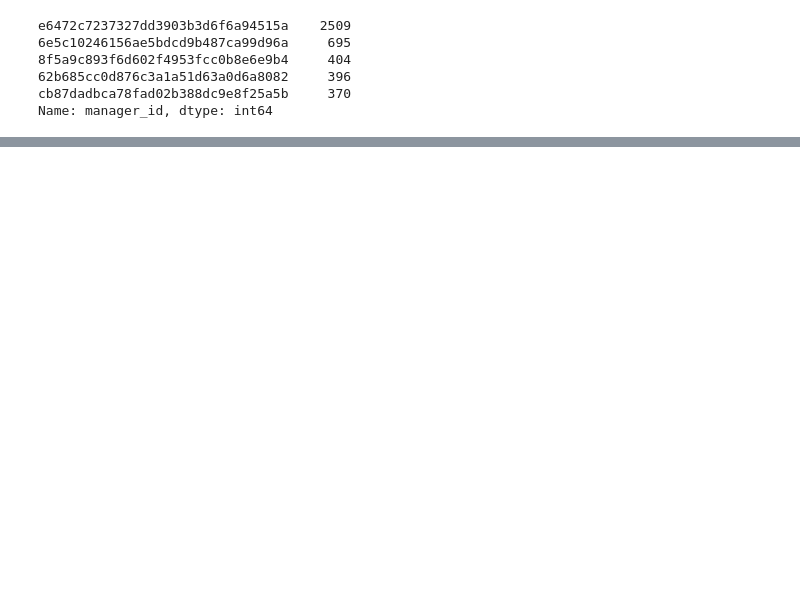
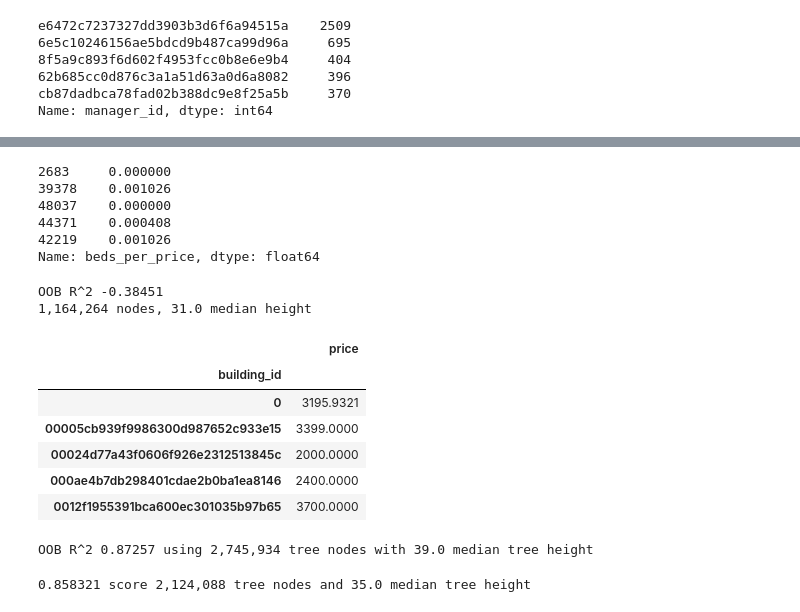
Before and after one commit to rasoh/ter_mlbook, a Jupyter notebook: chapter6.ipynb, the cells around one changed output, grey strips where cells are left out. Saved outputs shown, nothing was run; the diff lists cells and outputs as text; code cells hidden in the pictures; blank space fills up the shorter version.

```diff
--- a/chapter6.ipynb
+++ b/chapter6.ipynb
@@ -97,0 +163,66 @@ OOB R^2 0.86487 using 4,569,538 tree nodes with 40.0 median tree height
+# %%
+bpmap = dict(zip(df_train["bedrooms"],df_train["beds_per_price"]))
+df_test = df_test.copy()
+df_test["beds_per_price"] = df_test["bedrooms"].map(bpmap)
+avg = np.mean(df_test['beds_per_price'])
+df_test['beds_per_price'].fillna(avg, inplace=True)
+print(df_test['beds_per_price'].head(5))
+# %% [output]
+2683     0.000000
+39378    0.001026
+48037    0.000000
+44371    0.000408
+42219    0.001026
+Name: beds_per_price, dtype: float64
+# %%
+X_train, y_train = df_train[['beds_per_price']+numfeatures], df_train['price']
+X_test, y_test = df_test[['beds_per_price']+numfeatures], df_test['price']
+
+rf = RandomForestRegressor(n_estimators=100, n_jobs=-1)
+rf.fit(X_train, y_train)
+oob_overfit = rf.score(X_test, y_test) # don't test training set
+print(f"OOB R^2 {oob_overfit:.5f}")
+print(f"{rfnnodes(rf):,d} nodes, {np.median(rfmaxdepths(rf))} median height")
+# %% [output]
+OOB R^2 -0.38451
+1,164,264 nodes, 31.0 median height
+# %%
+df.groupby('building_id').mean()[['price']].head(5)
+# %% [output]
+|  | price |
+| building_id |  |
+| 0 | 3195.9321 |
+| 00005cb939f9986300d987652c933e15 | 3399.0000 |
+| 00024d77a43f0606f926e2312513845c | 2000.0000 |
+| 000ae4b7db298401cdae2b0ba1ea8146 | 2400.0000 |
+| 0012f1955391bca600ec301035b97b65 | 3700.0000 |
+# %%
+from category_encoders.target_encoder import TargetEncoder
+df = df.reset_index() # not sure why TargetEncoder needs this but it does
+targetfeatures = ['building_id']
+encoder = TargetEncoder(cols=targetfeatures)
+encoder.fit(df, df['price'])
+df_encoded = encoder.transform(df, df['price'])
+
+X, y = df_encoded[targetfeatures+numfeatures], df['price']
+rf, oob = test(X, y)
+# %% [output]
+OOB R^2 0.87257 using 2,745,934 tree nodes with 39.0 median tree height
+# %%
+df_train, df_test = train_test_split(df, test_size=0.20)
+
+# TargetEncoder needs the resets, not sure why
+df_train = df_train.reset_index(drop=True)
+df_test = df_test.reset_index(drop=True)
+
+X_train = df_train[numfeatures]
+y_train = df_train['price']
+X_test = df_test[numfeatures]
+y_test = df_test['price']
+
+rf = RandomForestRegressor(n_estimators=100, n_jobs=-1)
+rf.fit(X_train, y_train)
+s_validation = rf.score(X_test, y_test)
+print(f"{s_validation:4f} score {rfnnodes(rf):,d} tree nodes and {np.median(rfmaxdepths(rf))} median tree height")
+# %% [output]
+0.858321 score 2,124,088 tree nodes and 35.0 median tree height
```
Also changed, not shown: parts of 21 cells of this notebook.
